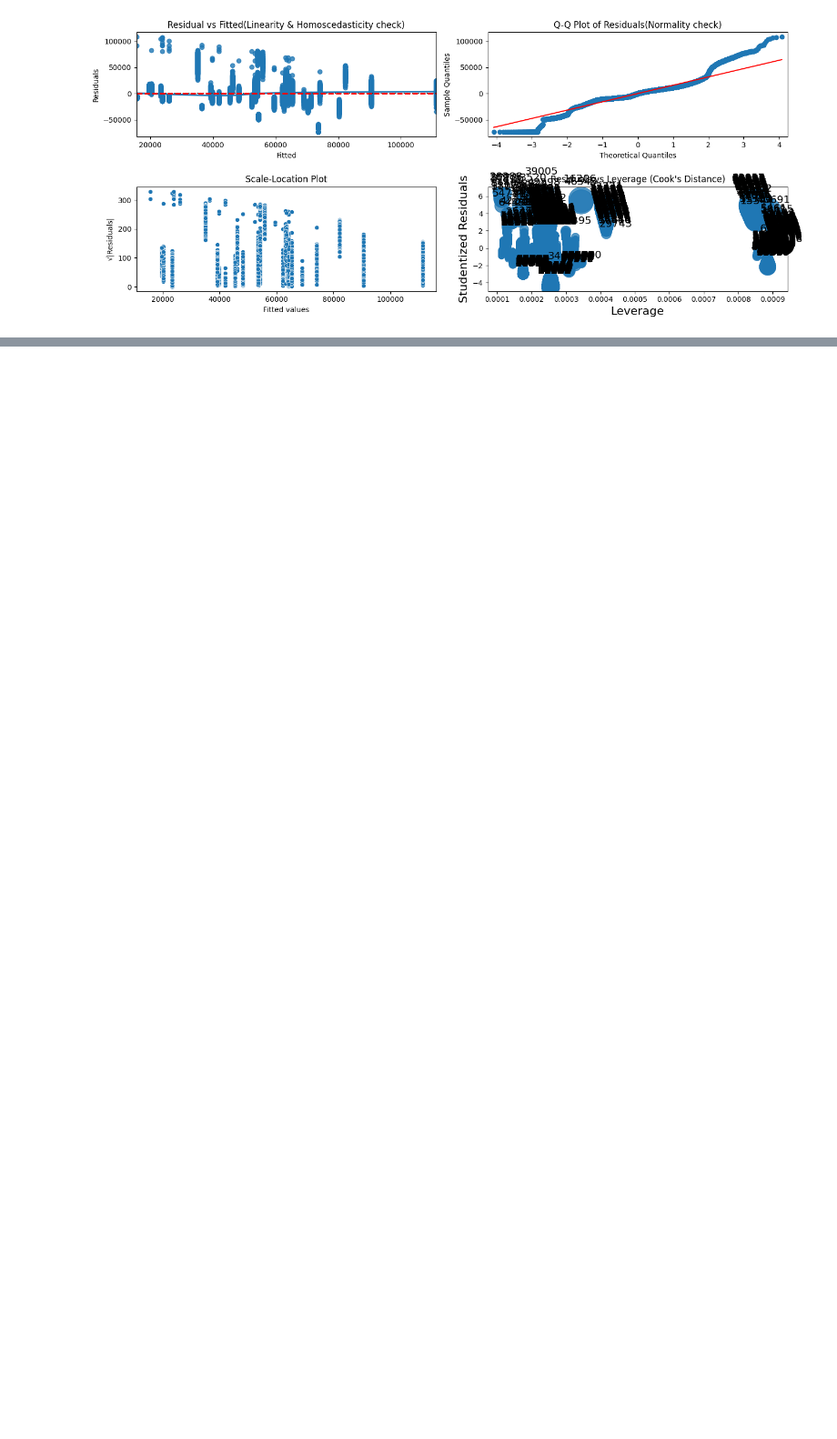
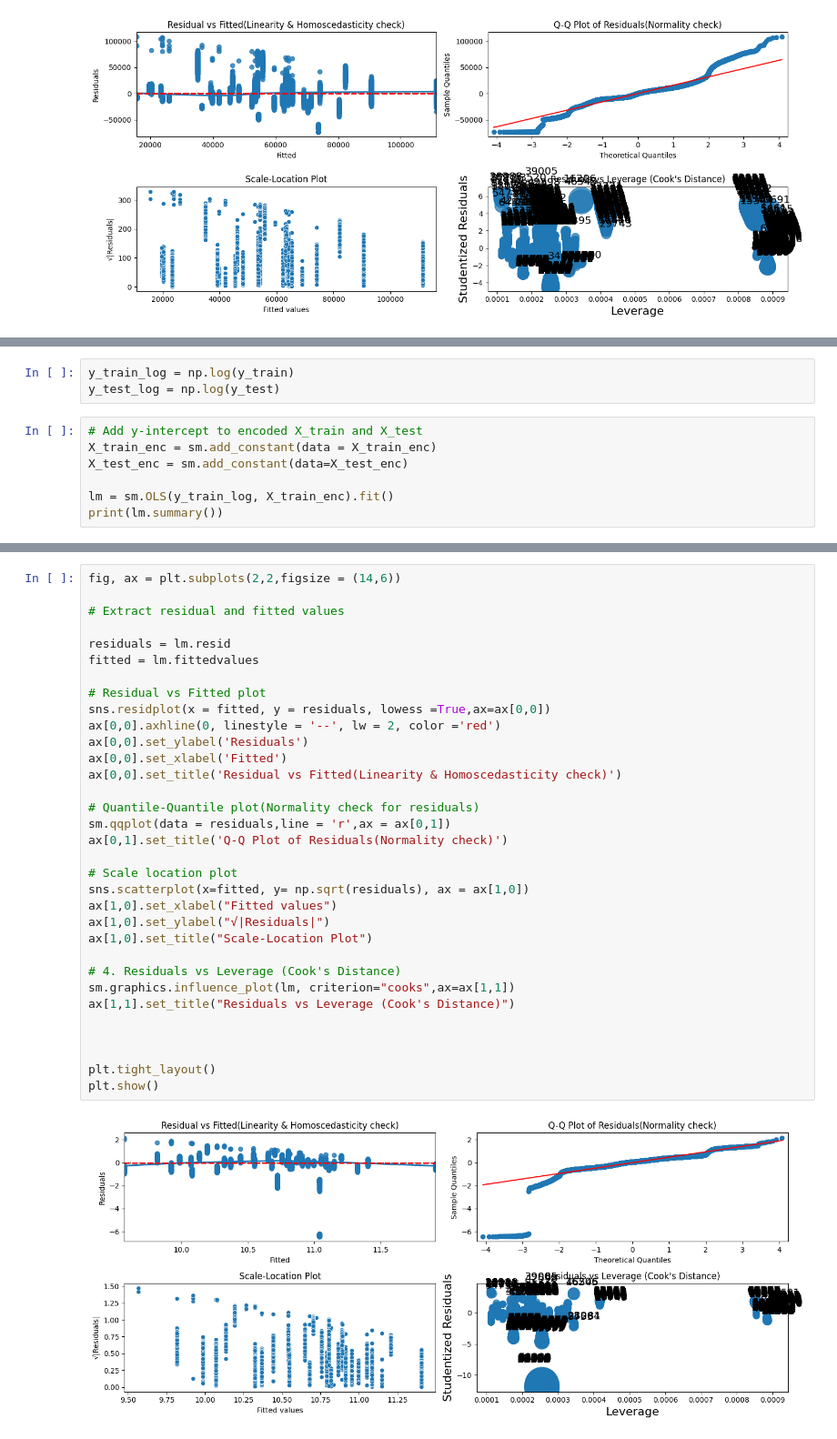
Before and after one commit to Rooney-tech/Linear-Regression, a Jupyter notebook: Linear regression/Notebooks/Linear Regression Analaysis 2- Predicting Patient Bill.ipynb, the cells around one changed output, grey strips where cells are left out. Shown: that part at 91% size. Drawn from its saved outputs; the diff is of its cells as text; blank space fills up the shorter version.

```diff
--- a/Linear regression/Notebooks/Linear Regression Analaysis 2- Predicting Patient Bill.ipynb
+++ b/Linear regression/Notebooks/Linear Regression Analaysis 2- Predicting Patient Bill.ipynb
@@ -581,0 +638,10 @@ plt.show()
+# %%
+y_train_log = np.log(y_train)
+y_test_log = np.log(y_test)
+# %%
+# Add y-intercept to encoded X_train and X_test
+X_train_enc = sm.add_constant(data = X_train_enc)
+X_test_enc = sm.add_constant(data=X_test_enc)
+
+lm = sm.OLS(y_train_log, X_train_enc).fit()
+print(lm.summary())
@@ -581,0 +666,35 @@ plt.show()
+# %%
+fig, ax = plt.subplots(2,2,figsize = (14,6))
+
+# Extract residual and fitted values
+
+residuals = lm.resid
+fitted = lm.fittedvalues
+
+# Residual vs Fitted plot
+sns.residplot(x = fitted, y = residuals, lowess =True,ax=ax[0,0])
+ax[0,0].axhline(0, linestyle = '--', lw = 2, color ='red')
+ax[0,0].set_ylabel('Residuals')
+ax[0,0].set_xlabel('Fitted')
+ax[0,0].set_title('Residual vs Fitted(Linearity & Homoscedasticity check)')
+
+# Quantile-Quantile plot(Normality check for residuals)
+sm.qqplot(data = residuals,line = 'r',ax = ax[0,1])
+ax[0,1].set_title('Q-Q Plot of Residuals(Normality check)')
+
+# Scale location plot
+sns.scatterplot(x=fitted, y= np.sqrt(residuals), ax = ax[1,0])
+ax[1,0].set_xlabel("Fitted values")
+ax[1,0].set_ylabel("√|Residuals|")
+ax[1,0].set_title("Scale-Location Plot")
+
+# 4. Residuals vs Leverage (Cook's Distance)
+sm.graphics.influence_plot(lm, criterion="cooks",ax=ax[1,1])
+ax[1,1].set_title("Residuals vs Leverage (Cook's Distance)")
+
+
+
+plt.tight_layout()
+plt.show()
+# %% [output]
+[figure, added]
```
Also changed, not shown: parts of 4 cells of this notebook.
